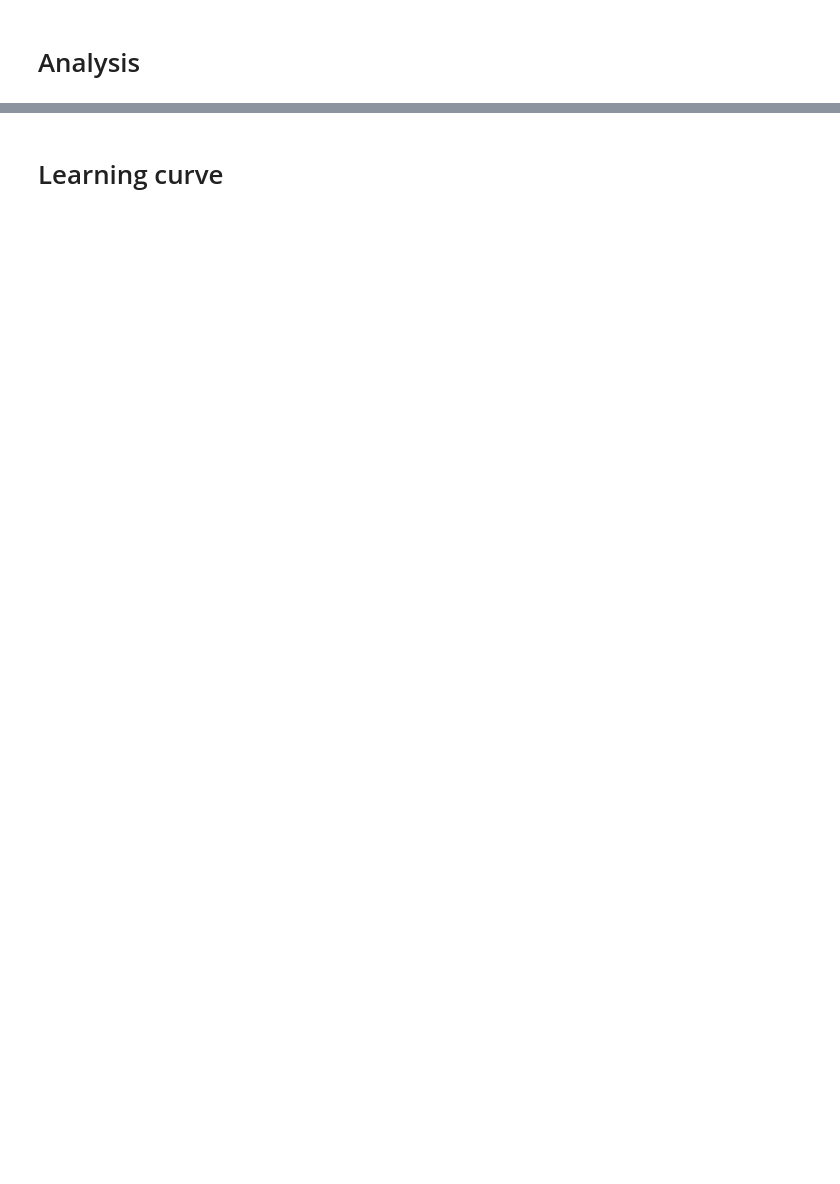
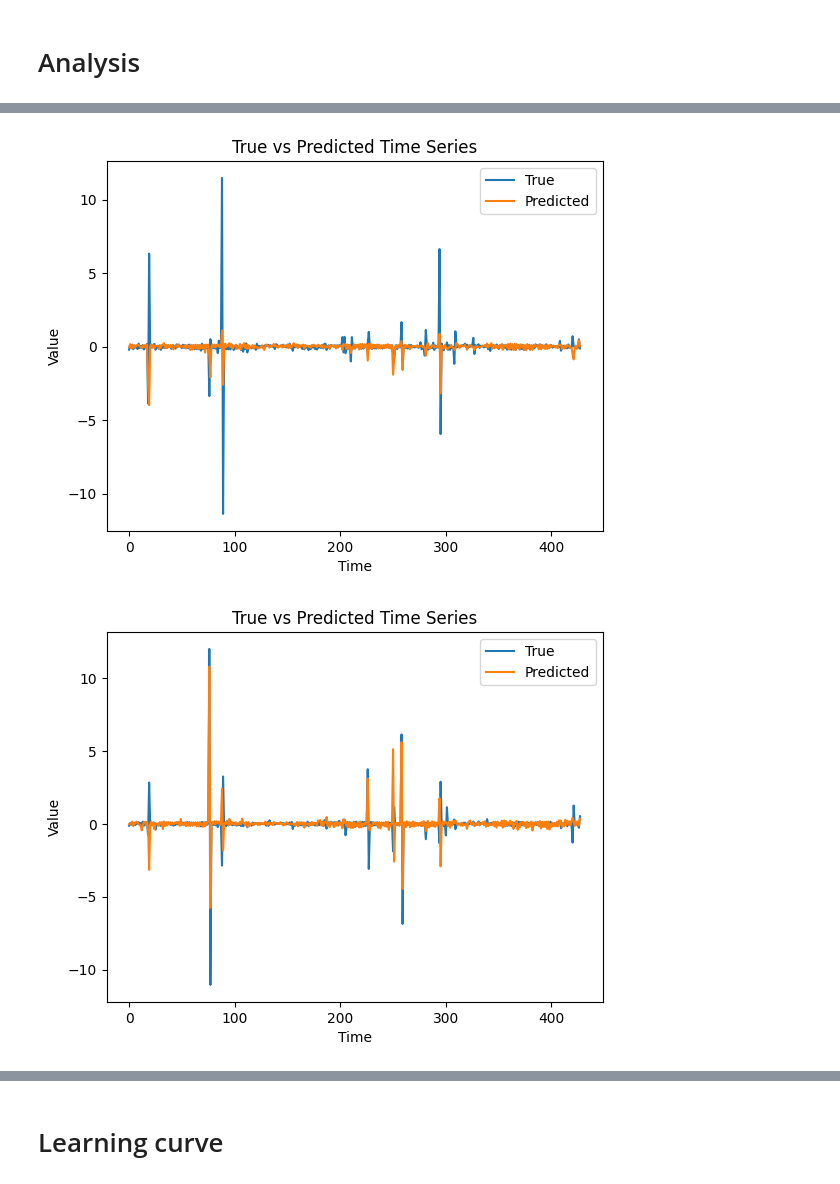
Before and after one commit to oczerwia/mvts_transformer_, a Jupyter notebook: analysis_pipeline/analyze_outputs.ipynb, the cells around one changed output, grey strips where cells are left out. Cells and saved outputs as stored; diff of their text form; code cells hidden in the pictures; blank space fills up the shorter version.

```diff
--- a/analysis_pipeline/analyze_outputs.ipynb
+++ b/analysis_pipeline/analyze_outputs.ipynb
@@ -185,0 +193,7 @@ plot_predicted_time_series(y_true, y_pred)
+# %%
+for i in range(10):
+
+    plot_predicted_time_series(SUBJECT_TARGET[i], SUBJECT_PREDICTION[i])
+# %% [output]
+[figure, added]
+[figure, added]
```
Also changed, not shown: parts of 32 cells of this notebook.
